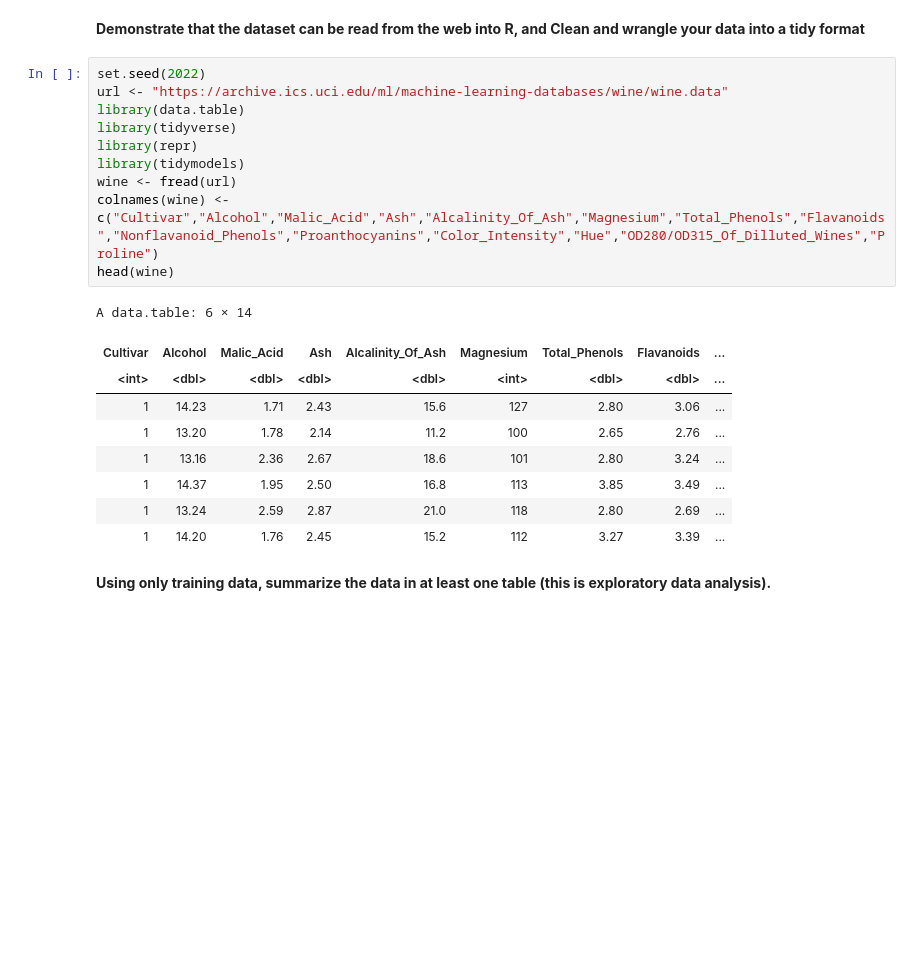
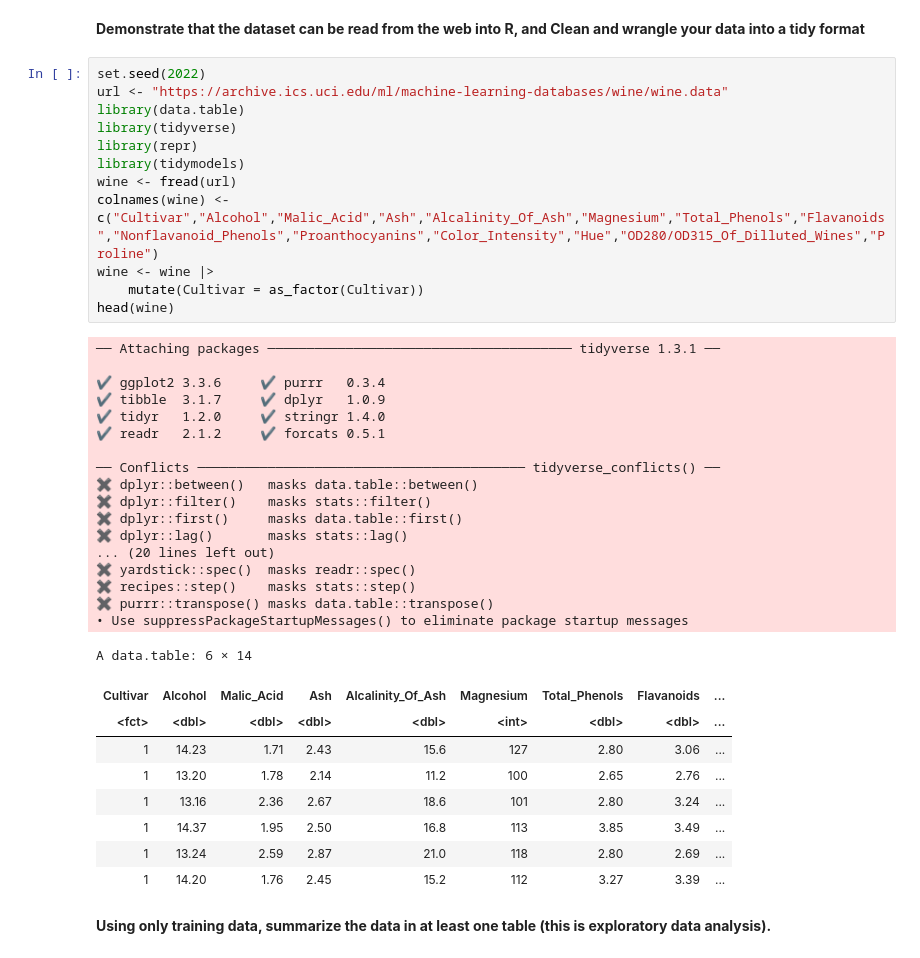
Before and after one commit to bkaanylmz/dsci-100-2022w1-group-95, a Jupyter notebook: project_proposal.ipynb, the cells around one changed output. Cells and saved outputs as stored; diff of their text form; blank space fills up the shorter version.

```diff
--- a/project_proposal.ipynb
+++ b/project_proposal.ipynb
@@ -16,17 +16,36 @@ The "wine" dataset contains the data of 13 attributes of wines, created from the
 # %%
 set.seed(2022)
 url <- "https://archive.ics.uci.edu/ml/machine-learning-databases/wine/wine.data"
 library(data.table)
 library(tidyverse)
 library(repr)
 library(tidymodels)
 wine <- fread(url)
 colnames(wine) <- c("Cultivar","Alcohol","Malic_Acid","Ash","Alcalinity_Of_Ash","Magnesium","Total_Phenols","Flavanoids","Nonflavanoid_Phenols","Proanthocyanins","Color_Intensity","Hue","OD280/OD315_Of_Dilluted_Wines","Proline")
+wine <- wine |>
+    mutate(Cultivar = as_factor(Cultivar))
 head(wine)
 # %% [output]
-A data.table: 6 × 14
+── Attaching packages ─────────────────────────────────────── tidyverse 1.3.1 ──
+
+✔ ggplot2 3.3.6     ✔ purrr   0.3.4
+✔ tibble  3.1.7     ✔ dplyr   1.0.9
+✔ tidyr   1.2.0     ✔ stringr 1.4.0
+✔ readr   2.1.2     ✔ forcats 0.5.1
+
+── Conflicts ────────────────────────────────────────── tidyverse_conflicts() ──
+✖ dplyr::between()   masks data.table::between()
+✖ dplyr::filter()    masks stats::filter()
+✖ dplyr::first()     masks data.table::first()
+✖ dplyr::lag()       masks stats::lag()
+... (20 lines left out)
+✖ yardstick::spec()  masks readr::spec()
+✖ recipes::step()    masks stats::step()
+✖ purrr::transpose() masks data.table::transpose()
+• Use suppressPackageStartupMessages() to eliminate package startup messages
+A data.table: 6 × 14
 | Cultivar | Alcohol | Malic_Acid | Ash | Alcalinity_Of_Ash | Magnesium | Total_Phenols | Flavanoids | ... |
-| <int> | <dbl> | <dbl> | <dbl> | <dbl> | <int> | <dbl> | <dbl> | ... |
+| <fct> | <dbl> | <dbl> | <dbl> | <dbl> | <int> | <dbl> | <dbl> | ... |
 | 1 | 14.23 | 1.71 | 2.43 | 15.6 | 127 | 2.80 | 3.06 | ... |
 | 1 | 13.20 | 1.78 | 2.14 | 11.2 | 100 | 2.65 | 2.76 | ... |
 | 1 | 13.16 | 2.36 | 2.67 | 18.6 | 101 | 2.80 | 3.24 | ... |
```
Also changed, not shown: parts of 3 cells of this notebook.
